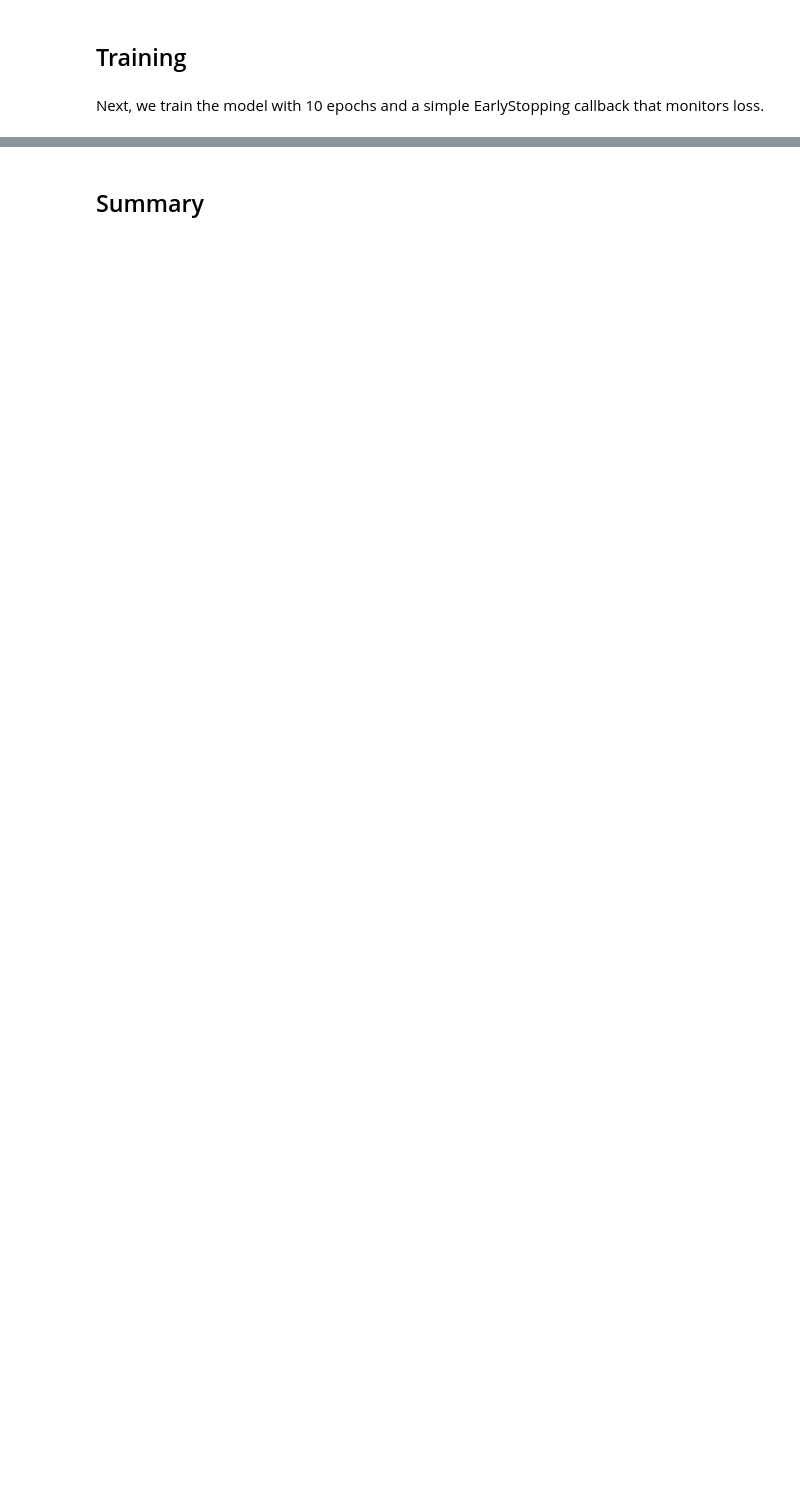
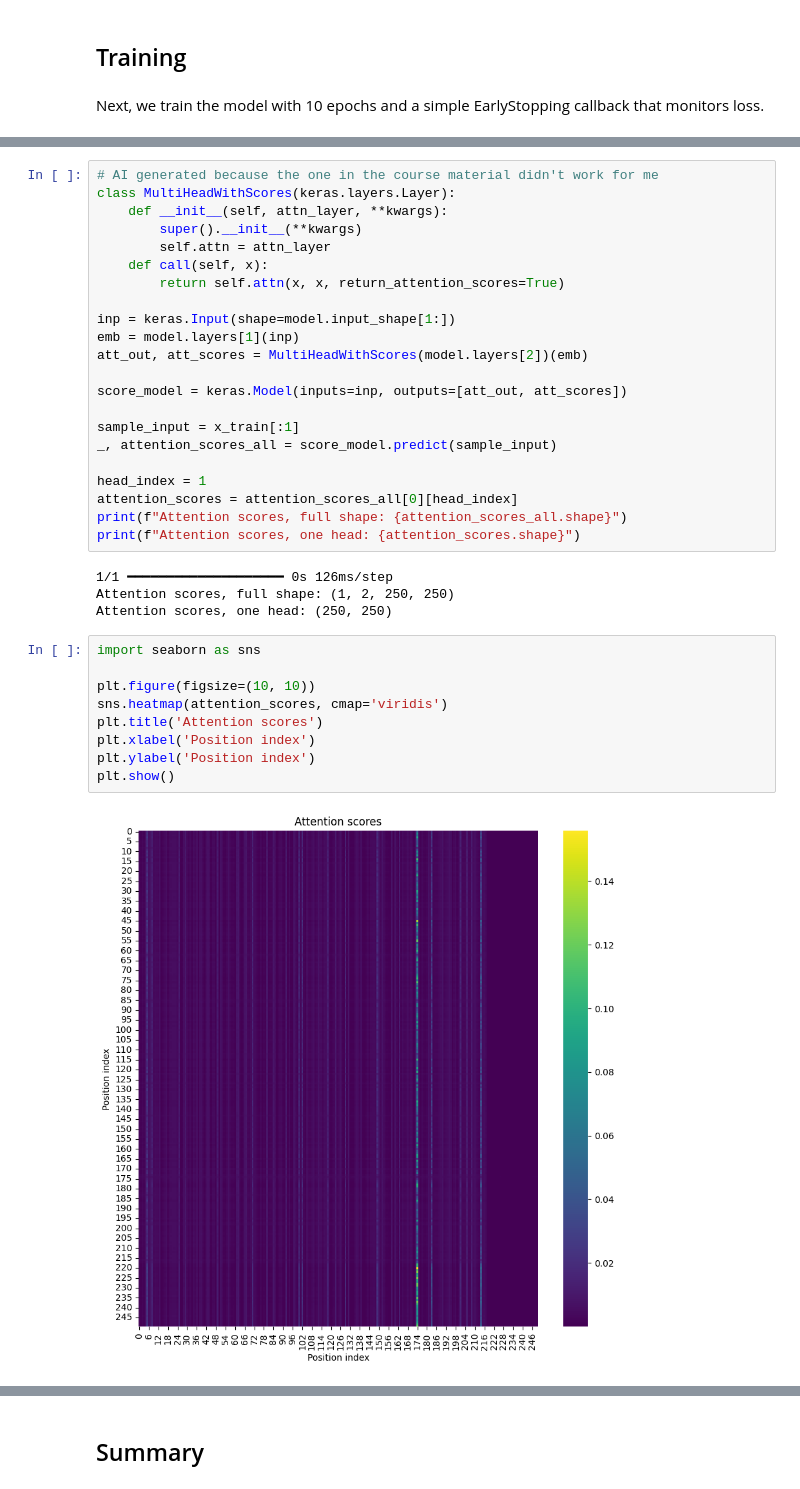
Before and after one commit to TonyKarlin/Neural_Networks_Assignments, a Jupyter notebook: Assignments/Assignment_05.ipynb, the cells around one changed output, grey strips where cells are left out. Saved outputs shown, nothing was run; the diff lists cells and outputs as text; blank space fills up the shorter version.

Commit message:
Figures

```diff
--- a/Assignments/Assignment_05.ipynb
+++ b/Assignments/Assignment_05.ipynb
@@ -167,0 +169,37 @@ Test accuracy = 0.8408
+# %%
+# AI generated because the one in the course material didn't work for me
+class MultiHeadWithScores(keras.layers.Layer):
+    def __init__(self, attn_layer, **kwargs):
+        super().__init__(**kwargs)
+        self.attn = attn_layer
+    def call(self, x):
+        return self.attn(x, x, return_attention_scores=True)
+
+inp = keras.Input(shape=model.input_shape[1:])
+emb = model.layers[1](inp)
+att_out, att_scores = MultiHeadWithScores(model.layers[2])(emb)
+
+score_model = keras.Model(inputs=inp, outputs=[att_out, att_scores])
+
+sample_input = x_train[:1]
+_, attention_scores_all = score_model.predict(sample_input)
+
+head_index = 1
+attention_scores = attention_scores_all[0][head_index]
+print(f"Attention scores, full shape: {attention_scores_all.shape}")
+print(f"Attention scores, one head: {attention_scores.shape}")
+# %% [output]
+1/1 ━━━━━━━━━━━━━━━━━━━━ 0s 126ms/step
+Attention scores, full shape: (1, 2, 250, 250)
+Attention scores, one head: (250, 250)
+# %%
+import seaborn as sns
+
+plt.figure(figsize=(10, 10))
+sns.heatmap(attention_scores, cmap='viridis')
+plt.title('Attention scores')
+plt.xlabel('Position index')
+plt.ylabel('Position index')
+plt.show()
+# %% [output]
+[figure, added]
```
Also changed, not shown: parts of 6 cells of this notebook.
